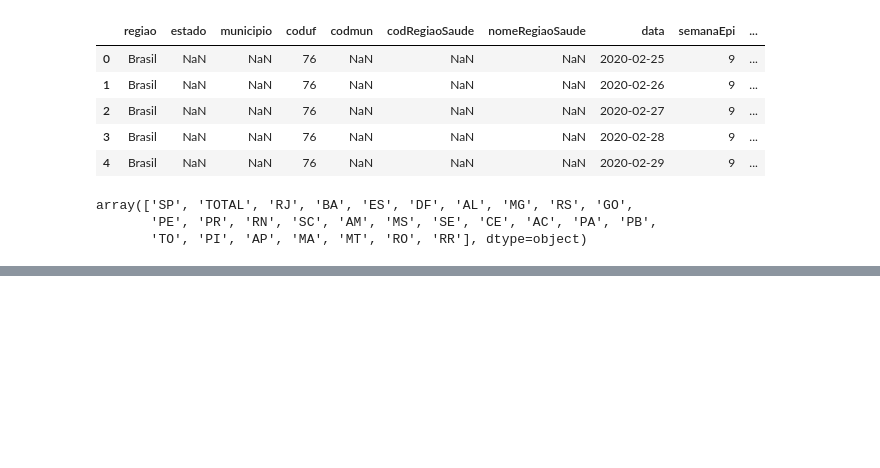
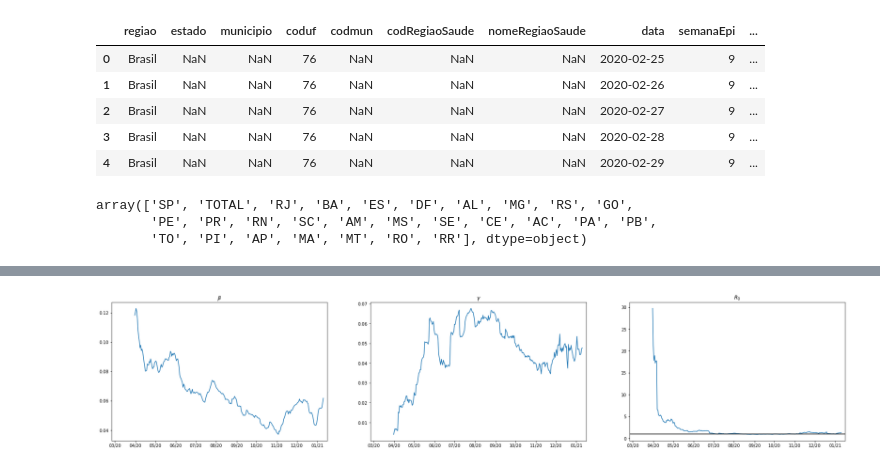
Before and after one commit to fontanads/bootcamp_dsa_2021, a Jupyter notebook: src/notebooks/new_notebook.ipynb, the cells around one changed output, grey strips where cells are left out. Drawn from its saved outputs; the diff is of its cells as text; code cells hidden in the pictures; blank space fills up the shorter version.

```diff
--- a/src/notebooks/new_notebook.ipynb
+++ b/src/notebooks/new_notebook.ipynb
@@ -435,21 +177,0 @@ for i in range(len(a)):
-# %%
-f, a = plt.subplots(3,1 , figsize=(15,10), gridspec_kw={'hspace':.5})
-
-a[0].plot(df_temp['I']),
-a[0].set_title(r"$ I (t) $")
-
-a[1].plot(df_temp['I_diff']),
-a[1].set_title(r"$ I^\prime (t) $")
-a[1].axhline(y=0,color='k')
-
-a[2].plot(df_temp['testes_caso_confirmado'])
-a[2].set_title(r"testes por caso confirmado")
-
-for i in range(len(a)):
-    a[i].set_xlim([df_temp.index.min(),df_temp.index.max()])
-    a[i].xaxis.set_major_formatter(DateFormatter('%m/%y'))
-# a[0].plot(df_temp['S_diff']), a[0].set_title(r"$ S^\prime(t) $")
-# a[0].plot(df_temp['S_diff']), a[0].set_title(r"$ S^\prime(t) $")
-
-# a[1].plot(df_temp['I_diff']), a[1].set_title(r"$ I^\prime (t) $")
-# a[2].plot(df_temp['R_diff']), a[2].set_title(r"$ R^\prime(t) $")
@@ -457,0 +361,17 @@ for i in range(len(a)):
+# %%
+from matplotlib.dates import HourLocator, DateFormatter
+
+f, a = plt.subplots(1,3, figsize=(31,6))
+
+a[0].plot(df_temp['beta']), a[0].set_title(r"$ \beta $")
+a[1].plot(df_temp['gamma']), a[1].set_title(r"$ \gamma $")
+a[2].plot(df_temp['R0']), a[2].set_title(r"$ R_0 $")
+a[2].axhline(y=1,color='k')
+
+
+for i in range(len(a)):
+    a[i].set_xlim([df_temp.index.min(),df_temp.index.max()])
+    # a[i].set_xlim(['2020-09',df_temp.index.max()])
+    a[i].xaxis.set_major_formatter(DateFormatter('%m/%y'))
+# %% [output]
+[figure, added]
```
Also changed, not shown: parts of 42 cells of this notebook, 9 other files.
